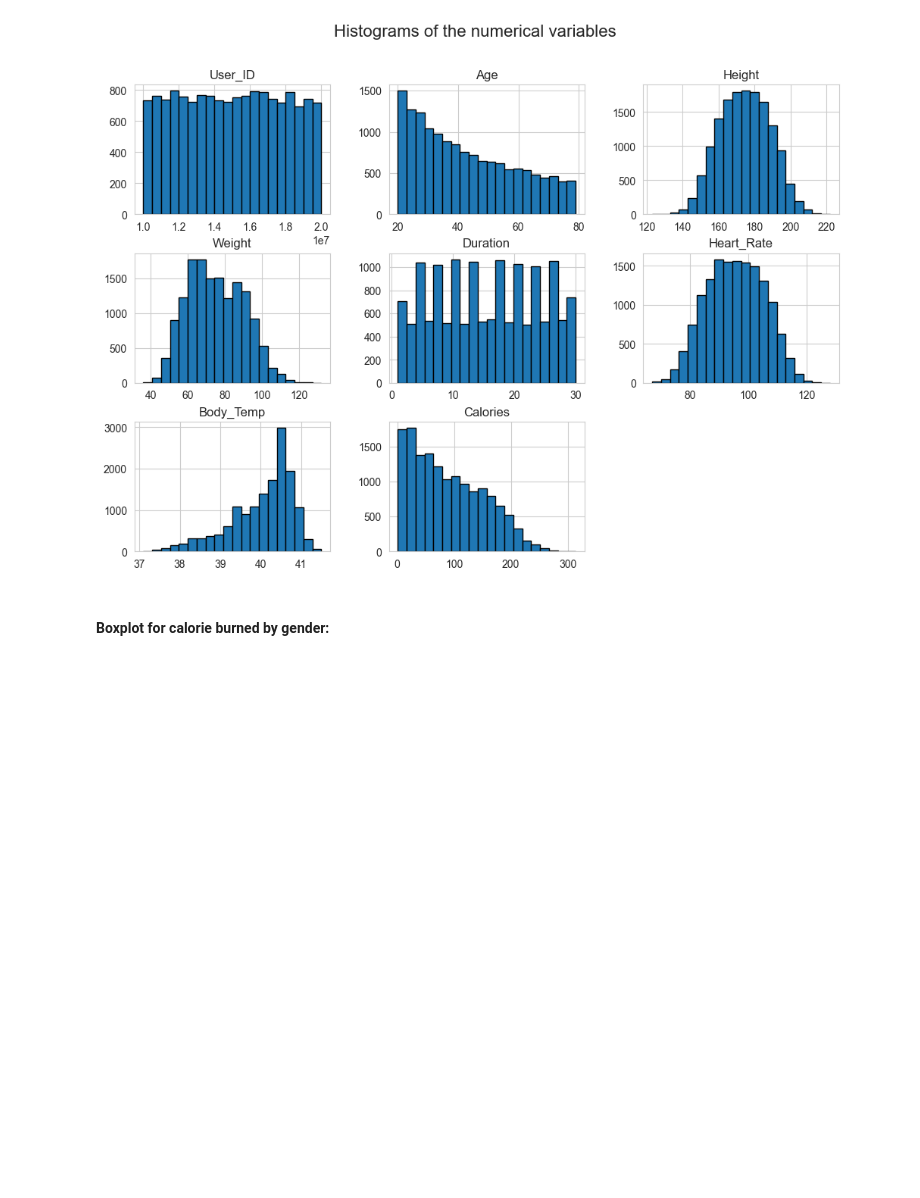
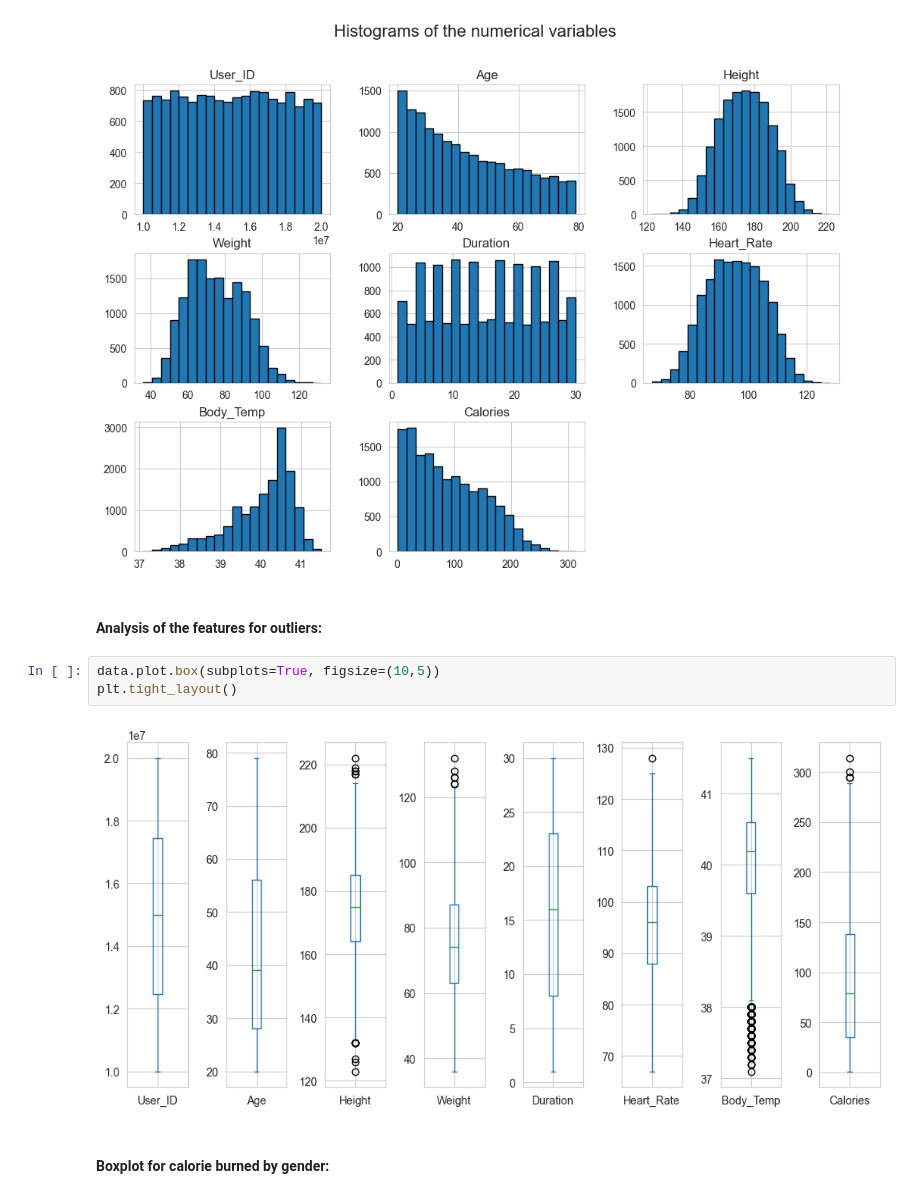
Before and after one commit to Finn-Rehm/Calorie_Prediction, a Jupyter notebook: notebooks/data_understanding.ipynb, the cells around one changed output. Saved outputs shown, nothing was run; the diff lists cells and outputs as text; blank space fills up the shorter version.

Commit message:
adding results of data understanding and heatmap chart

```diff
--- a/notebooks/data_understanding.ipynb
+++ b/notebooks/data_understanding.ipynb
@@ -72,6 +84,13 @@ plt.suptitle("Histograms of the numerical variables", fontsize=16)
 plt.show()
 # %% [output]
 [figure]
+# %% [markdown]
+#### Analysis of the features for outliers:
+# %%
+data.plot.box(subplots=True, figsize=(10,5))
+plt.tight_layout()
+# %% [output]
+[figure, added]
 # %% [markdown]
 #### Boxplot for calorie burned by gender:
 # %%
```
Also changed, not shown: parts of 4 cells of this notebook.
